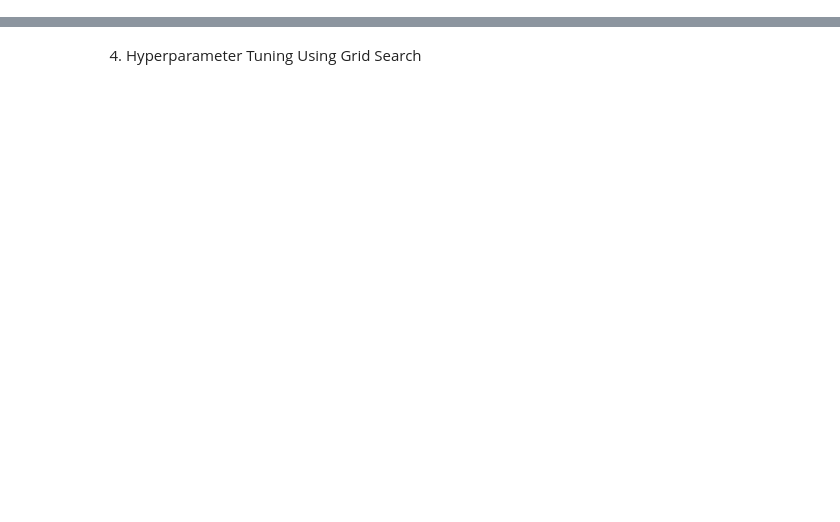
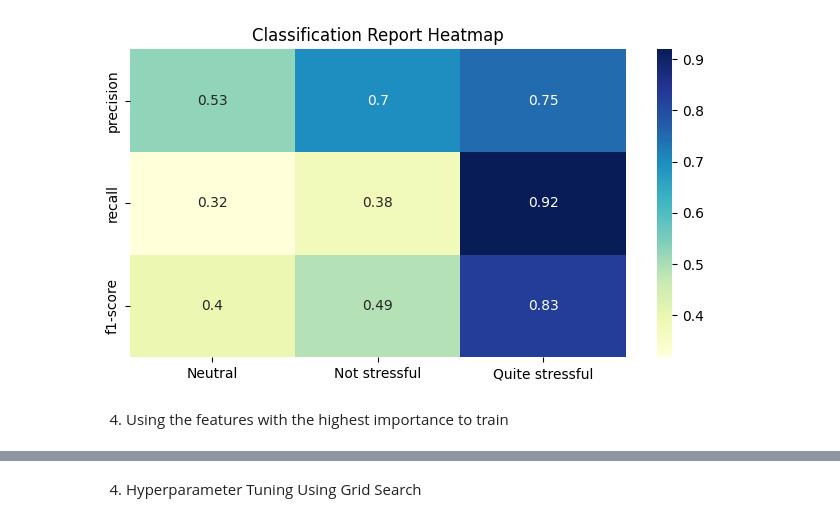
Before and after one commit to Arnold-18-CS/Market-Analysis-Study, a Jupyter notebook: Classification.ipynb, the cells around one changed output, grey strips where cells are left out. Saved outputs shown, nothing was run; the diff lists cells and outputs as text; code cells hidden in the pictures; blank space fills up the shorter version.

```diff
--- a/Classification.ipynb
+++ b/Classification.ipynb
@@ -105,0 +217,11 @@ Quite stressful       0.76      0.92      0.83       509
+# %%
+report = classification_report(y_test, y_pred, output_dict=True)
+report_df = pd.DataFrame(report).iloc[:-1, :3]  # Remove support row
+plt.figure(figsize=(8, 4))
+sns.heatmap(report_df, annot=True, cmap="YlGnBu")
+plt.title("Classification Report Heatmap")
+plt.show()
+# %% [output]
+[figure, added]
+# %% [markdown]
+4. Using the features with the highest importance to train
```
Also changed, not shown: parts of 45 cells of this notebook, 5 other files.
